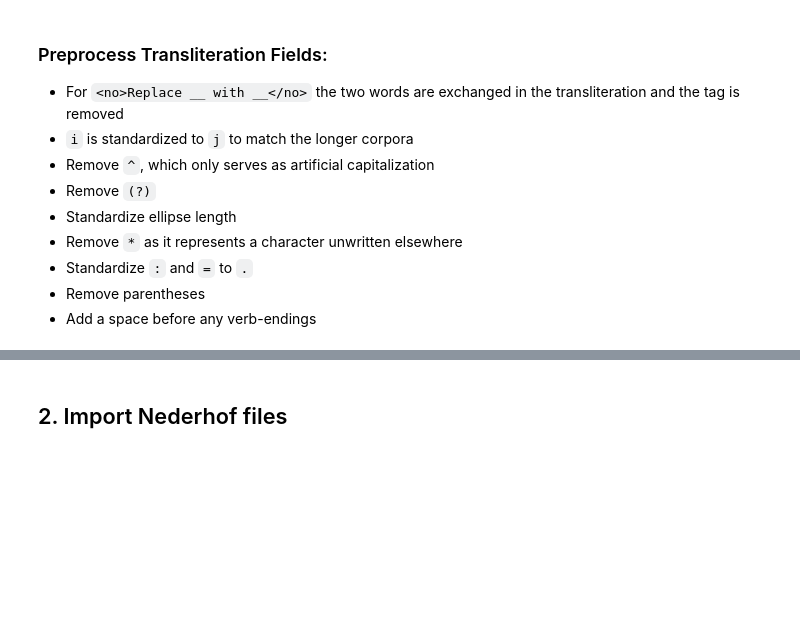
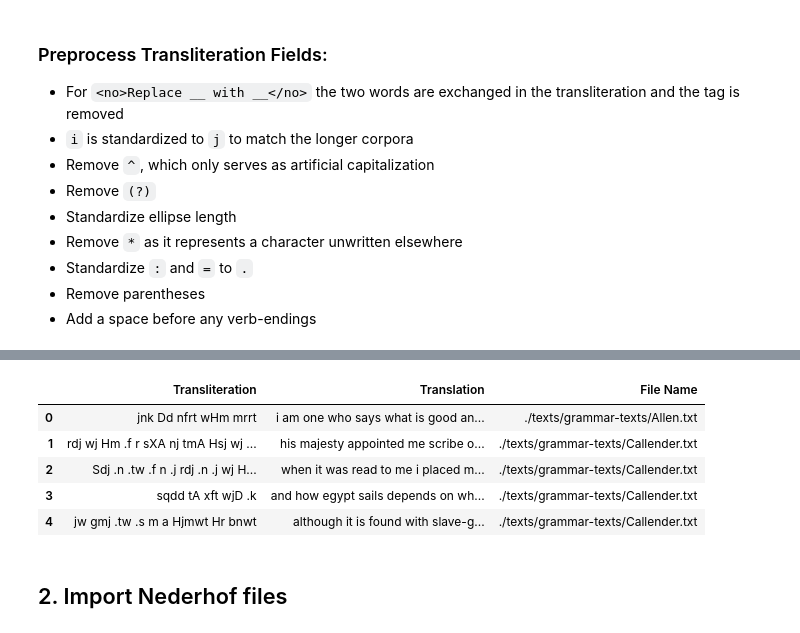
Before and after one commit to fayrose/EgyptianTranslation, a Jupyter notebook: egyptiandatasetgenerator.ipynb, the cells around one changed output, grey strips where cells are left out. Cells and saved outputs as stored; diff of their text form; code cells hidden in the pictures; blank space fills up the shorter version.

```diff
--- a/egyptiandatasetgenerator.ipynb
+++ b/egyptiandatasetgenerator.ipynb
@@ -240,6 +252,16 @@ def preprocess_translit(parsed):
         item.translit = re.sub(r'\[([^\.\.\.\]])', '\\1', item.translit)
 # %%
 preprocess_translit(parsed)
+# %%
+grammar_df = pd.DataFrame([x.as_dict() for x in parsed])
+grammar_df.head()
+# %% [output]
+|  | Transliteration | Translation | File Name |
+| 0 | jnk Dd nfrt wHm mrrt | i am one who says what is good an... | ./texts/grammar-texts/Allen.txt |
+| 1 | rdj wj Hm .f r sXA nj tmA Hsj wj ... | his majesty appointed me scribe o... | ./texts/grammar-texts/Callender.txt |
+| 2 | Sdj .n .tw .f n .j rdj .n .j wj H... | when it was read to me i placed m... | ./texts/grammar-texts/Callender.txt |
+| 3 | sqdd tA xft wjD .k | and how egypt sails depends on wh... | ./texts/grammar-texts/Callender.txt |
+| 4 | jw gmj .tw .s m a Hjmwt Hr bnwt | although it is found with slave-g... | ./texts/grammar-texts/Callender.txt |
 # %% [markdown]
 ## 2. Import Nederhof files
 # %% [markdown]
```
Also changed, not shown: parts of 14 cells of this notebook.
